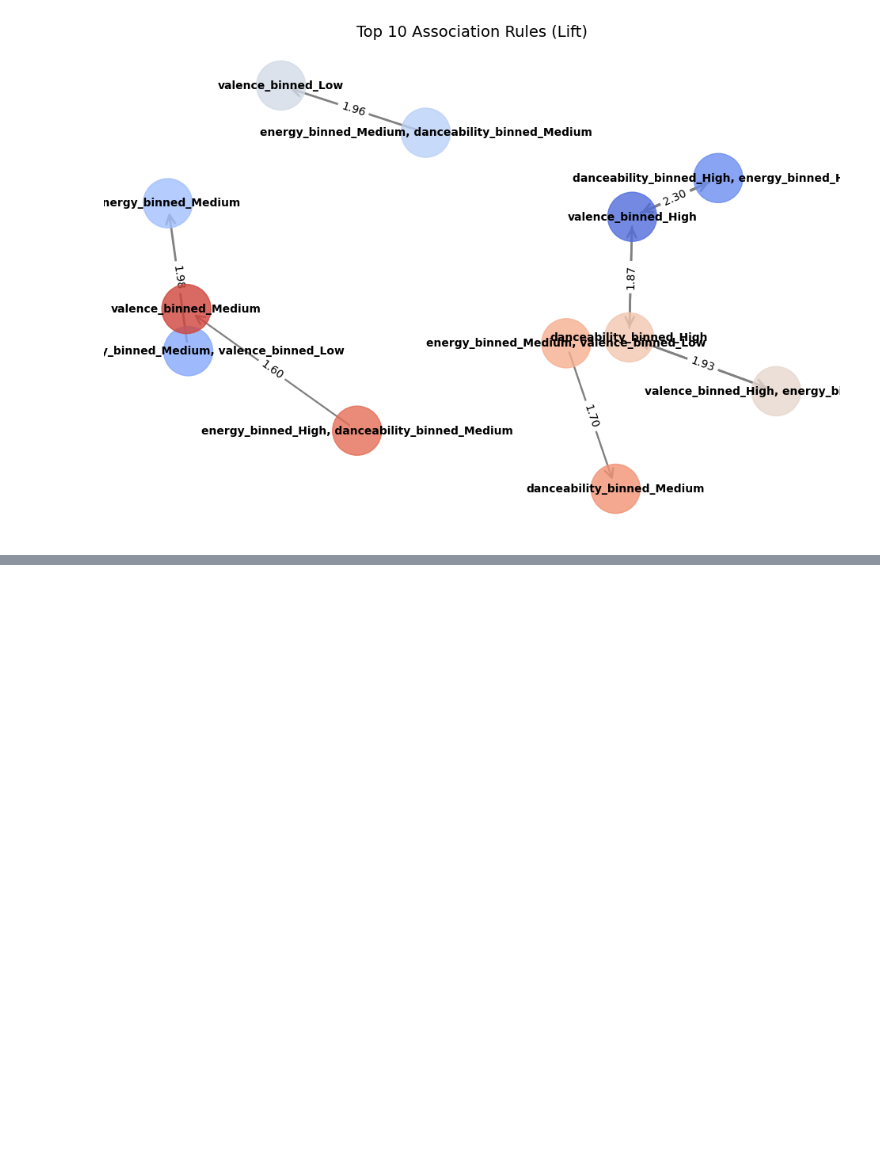
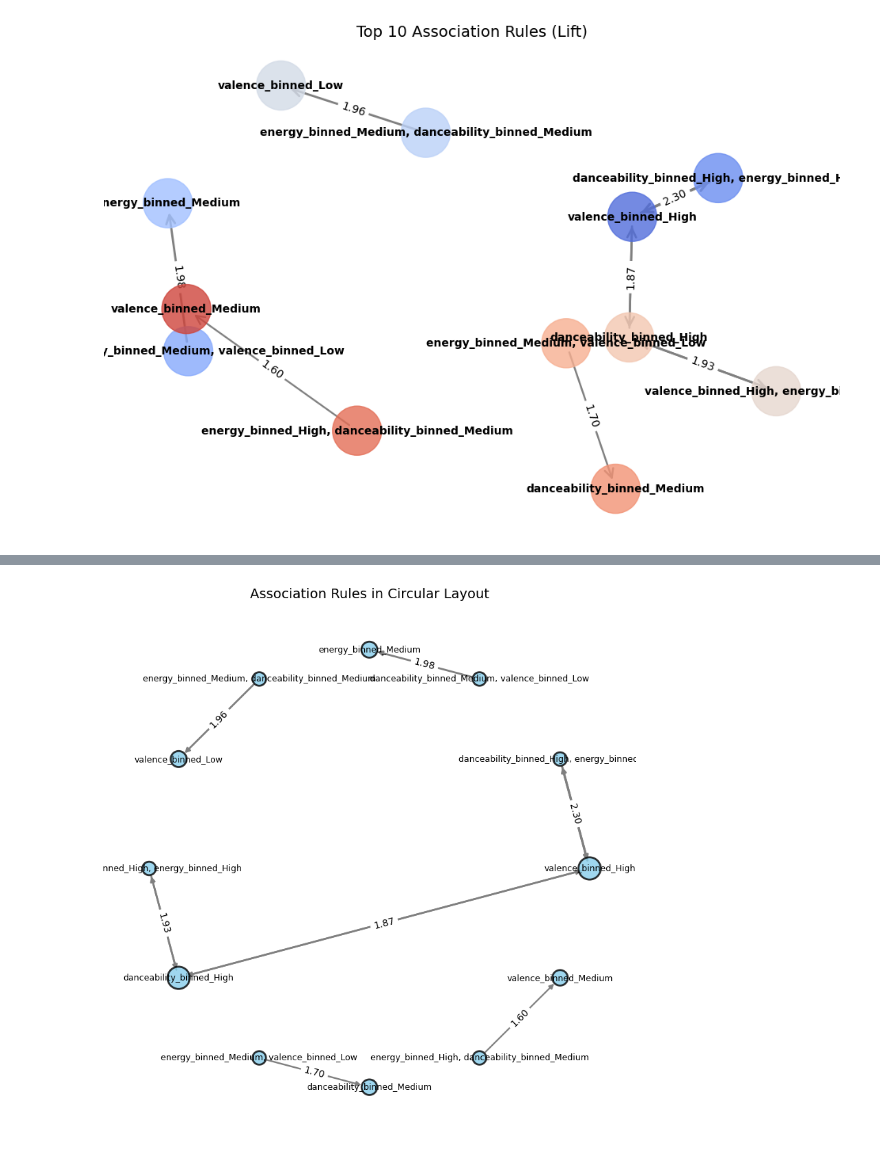
Before and after one commit to richirey75/Data-Mining-CS4990, a Jupyter notebook: DataMiningProject.ipynb, the cells around one changed output, grey strips where cells are left out. Cells and saved outputs as stored; diff of their text form; code cells hidden in the pictures; blank space fills up the shorter version.

```diff
--- a/DataMiningProject.ipynb
+++ b/DataMiningProject.ipynb
@@ -397,0 +457,53 @@ plt.show()
+# %%
+import networkx as nx
+import matplotlib.pyplot as plt
+import numpy as np
+
+# Create the graph
+G = nx.DiGraph()
+
+# Filter for top 10 rules for simplicity
+top_rules = rules.sort_values(by='lift', ascending=False).head(10)
+
+# Add edges and nodes from the top association rules
+for i, rule in top_rules.iterrows():
+    G.add_edge(', '.join(list(rule['antecedents'])),
+               ', '.join(list(rule['consequents'])),
+               weight=rule['lift'], support=rule['support'], confidence=rule['confidence'])
+
+# Generate a circular layout for the graph
+pos = nx.circular_layout(G)
+
+# Calculate node sizes based on 'support'
+# FIX: Create a dictionary mapping nodes to their support values
+node_support_dict = {}
+for _, rule in top_rules.iterrows():
+    for item in rule['antecedents']:
+        node_support_dict[item] = rule['support']  # or any relevant metric
+    for item in rule['consequents']:
+        node_support_dict[item] = rule['support']  # or any relevant metric
+
+# Get node sizes based on support from the dictionary, default to a minimum size if not found
+node_sizes = [node_support_dict.get(node, 0.1) * 2000 for node in G.nodes()]
+
+
+# Draw the nodes (with proportional sizes)
+plt.figure(figsize=(10, 10))
+nx.draw_networkx_nodes(G, pos, node_color='skyblue', node_size=node_sizes, alpha=0.8, linewidths=2, edgecolors="black")
+
+# Draw the edges (with edge widths based on 'lift')
+edges = nx.draw_networkx_edges(G, pos, edge_color='gray', width=[d['weight'] for (u, v, d) in G.edges(data=True)], arrows=True)
+
+# Add labels for nodes
+nx.draw_networkx_labels(G, pos, font_size=9, font_color='black')
+
+# Add edge labels for lift values
+edge_labels = {(u, v): f"{d['weight']:.2f}" for u, v, d in G.edges(data=True)}
+nx.draw_networkx_edge_labels(G, pos, edge_labels=edge_labels)
+
+# Remove axes for clarity
+plt.title("Association Rules in Circular Layout", fontsize=14)
+plt.axis('off')
+plt.show()
+# %% [output]
+[figure, added]
```
Also changed, not shown: parts of 2 cells of this notebook.
